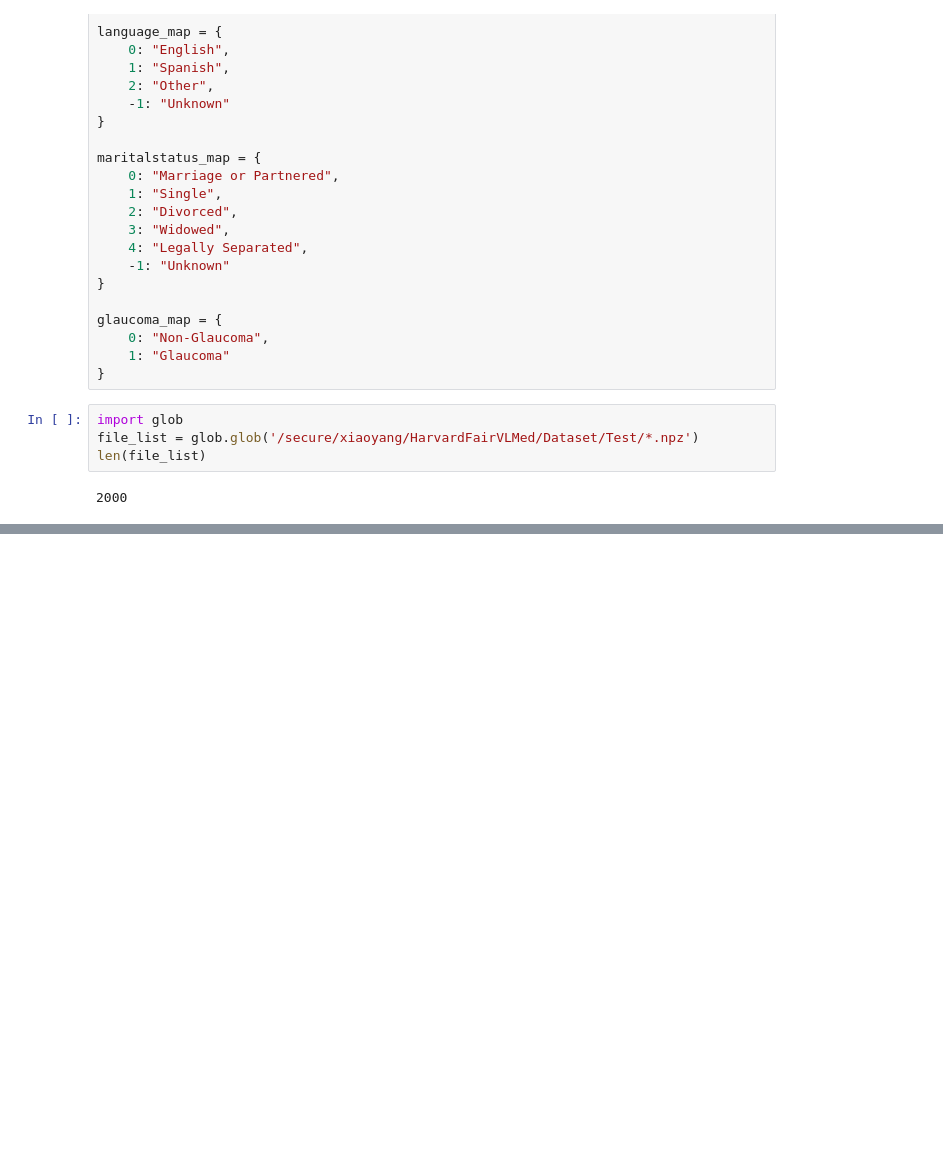
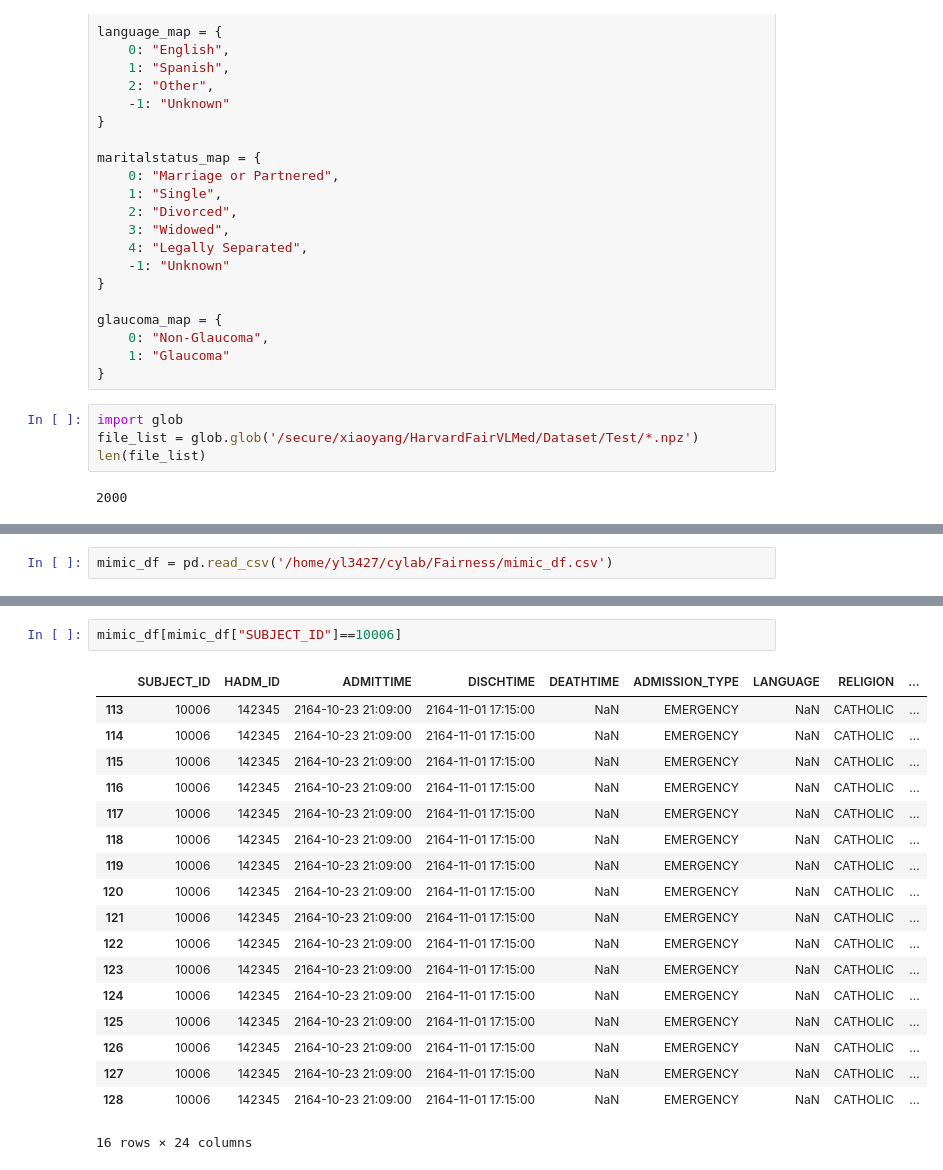
Before and after one commit to CYang-CCI-Lab/LLM_Fairness, a Jupyter notebook: process_dataset.ipynb, the cells around one changed output, grey strips where cells are left out. Cells and saved outputs as stored; diff of their text form; blank space fills up the shorter version.

```diff
--- a/process_dataset.ipynb
+++ b/process_dataset.ipynb
@@ -336,0 +285,2 @@ final_df.at[0, 'slo_fundus'].shape
+# %%
+mimic_df = pd.read_csv('/home/yl3427/cylab/Fairness/mimic_df.csv')
@@ -336,0 +317,21 @@ final_df.at[0, 'slo_fundus'].shape
+# %%
+mimic_df[mimic_df["SUBJECT_ID"]==10006]
+# %% [output]
+|  | SUBJECT_ID | HADM_ID | ADMITTIME | DISCHTIME | DEATHTIME | ADMISSION_TYPE | LANGUAGE | RELIGION | ... |
+| 113 | 10006 | 142345 | 2164-10-23 21:09:00 | 2164-11-01 17:15:00 | NaN | EMERGENCY | NaN | CATHOLIC | ... |
+| 114 | 10006 | 142345 | 2164-10-23 21:09:00 | 2164-11-01 17:15:00 | NaN | EMERGENCY | NaN | CATHOLIC | ... |
+| 115 | 10006 | 142345 | 2164-10-23 21:09:00 | 2164-11-01 17:15:00 | NaN | EMERGENCY | NaN | CATHOLIC | ... |
+| 116 | 10006 | 142345 | 2164-10-23 21:09:00 | 2164-11-01 17:15:00 | NaN | EMERGENCY | NaN | CATHOLIC | ... |
+| 117 | 10006 | 142345 | 2164-10-23 21:09:00 | 2164-11-01 17:15:00 | NaN | EMERGENCY | NaN | CATHOLIC | ... |
+| 118 | 10006 | 142345 | 2164-10-23 21:09:00 | 2164-11-01 17:15:00 | NaN | EMERGENCY | NaN | CATHOLIC | ... |
+| 119 | 10006 | 142345 | 2164-10-23 21:09:00 | 2164-11-01 17:15:00 | NaN | EMERGENCY | NaN | CATHOLIC | ... |
+| 120 | 10006 | 142345 | 2164-10-23 21:09:00 | 2164-11-01 17:15:00 | NaN | EMERGENCY | NaN | CATHOLIC | ... |
+| 121 | 10006 | 142345 | 2164-10-23 21:09:00 | 2164-11-01 17:15:00 | NaN | EMERGENCY | NaN | CATHOLIC | ... |
+| 122 | 10006 | 142345 | 2164-10-23 21:09:00 | 2164-11-01 17:15:00 | NaN | EMERGENCY | NaN | CATHOLIC | ... |
+| 123 | 10006 | 142345 | 2164-10-23 21:09:00 | 2164-11-01 17:15:00 | NaN | EMERGENCY | NaN | CATHOLIC | ... |
+| 124 | 10006 | 142345 | 2164-10-23 21:09:00 | 2164-11-01 17:15:00 | NaN | EMERGENCY | NaN | CATHOLIC | ... |
+| 125 | 10006 | 142345 | 2164-10-23 21:09:00 | 2164-11-01 17:15:00 | NaN | EMERGENCY | NaN | CATHOLIC | ... |
+| 126 | 10006 | 142345 | 2164-10-23 21:09:00 | 2164-11-01 17:15:00 | NaN | EMERGENCY | NaN | CATHOLIC | ... |
+| 127 | 10006 | 142345 | 2164-10-23 21:09:00 | 2164-11-01 17:15:00 | NaN | EMERGENCY | NaN | CATHOLIC | ... |
+| 128 | 10006 | 142345 | 2164-10-23 21:09:00 | 2164-11-01 17:15:00 | NaN | EMERGENCY | NaN | CATHOLIC | ... |
+16 rows × 24 columns
```
Also changed, not shown: parts of 25 cells of this notebook, 1 other file.
